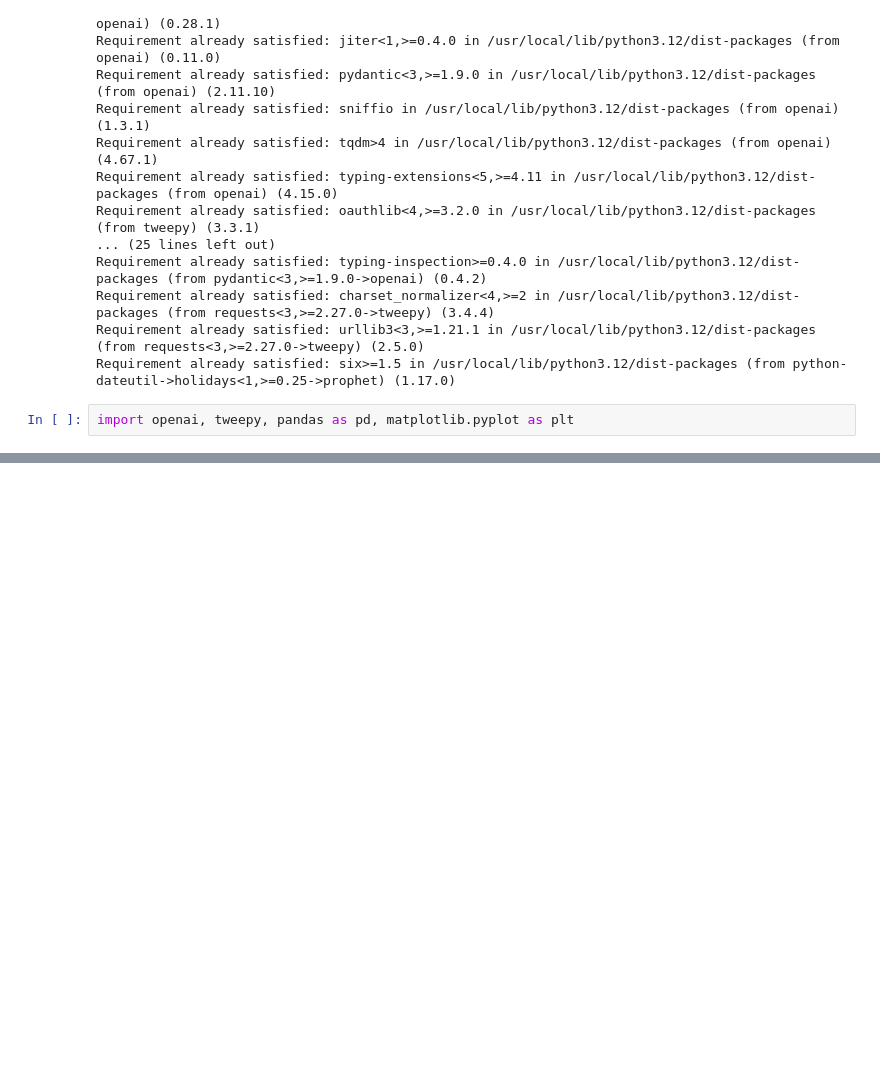
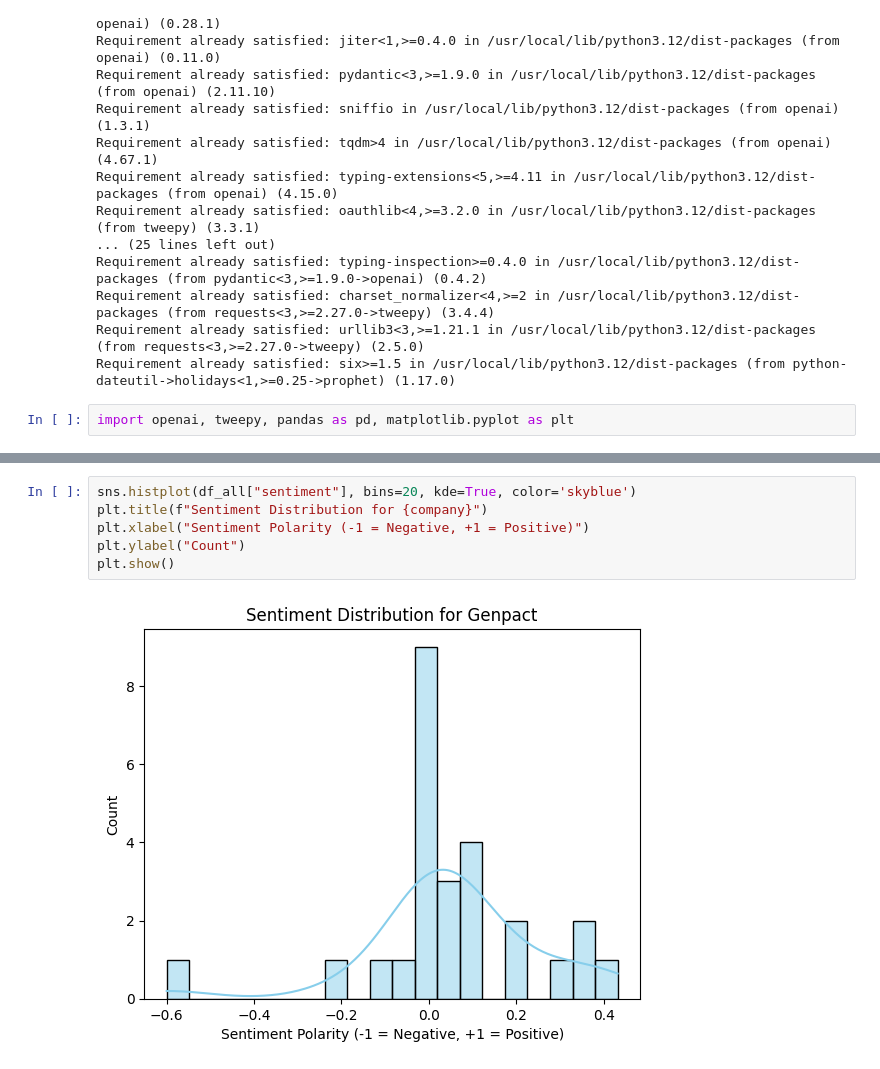
Before and after one commit to janmejay484/real-time-industry-insight-ai, a Jupyter notebook: Realtime_Industry_Insight_AI.ipynb, the cells around one changed output, grey strips where cells are left out. Cells and saved outputs as stored; diff of their text form; blank space fills up the shorter version.

```diff
--- a/Realtime_Industry_Insight_AI.ipynb
+++ b/Realtime_Industry_Insight_AI.ipynb
@@ -45,0 +142,8 @@ print("✅ Environment ready!")
+# %%
+sns.histplot(df_all["sentiment"], bins=20, kde=True, color='skyblue')
+plt.title(f"Sentiment Distribution for {company}")
+plt.xlabel("Sentiment Polarity (-1 = Negative, +1 = Positive)")
+plt.ylabel("Count")
+plt.show()
+# %% [output]
+[figure, added]
```
Also changed, not shown: parts of 12 cells of this notebook.
